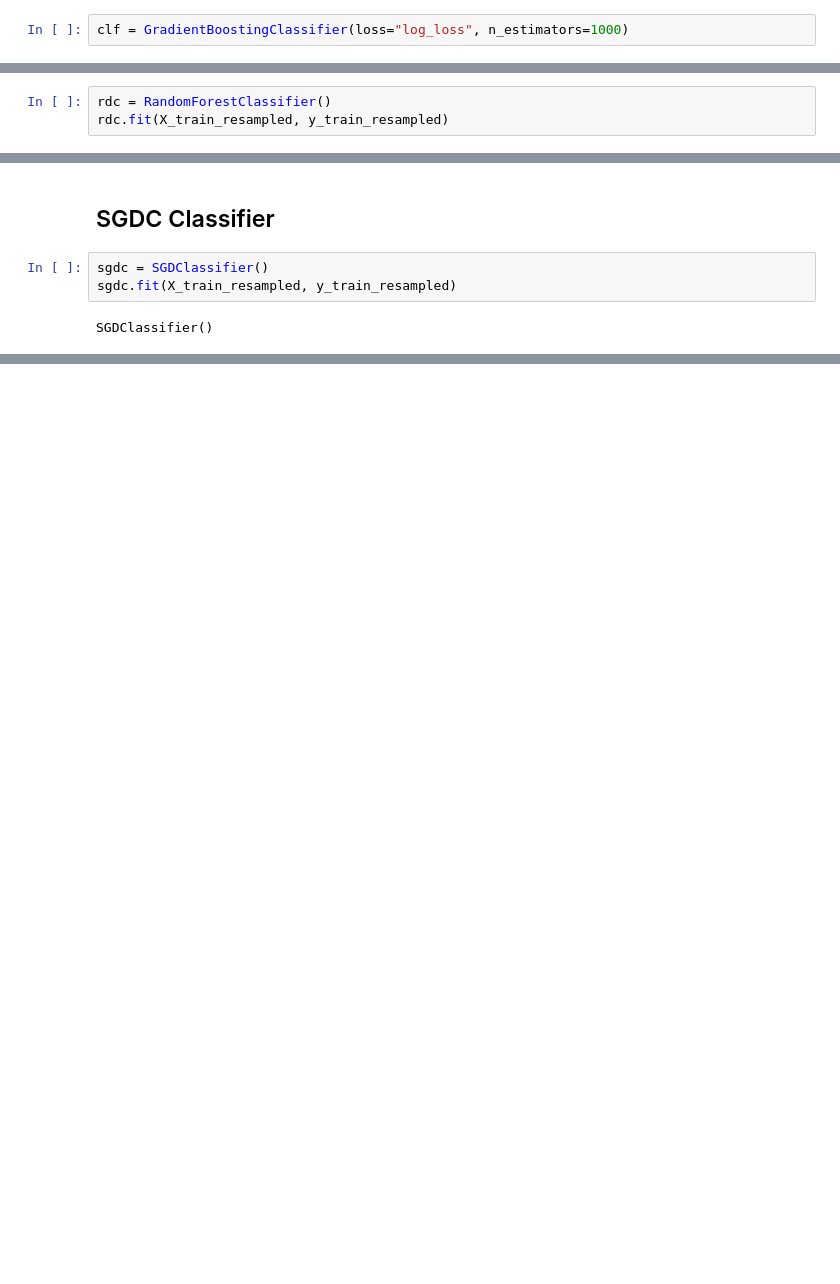
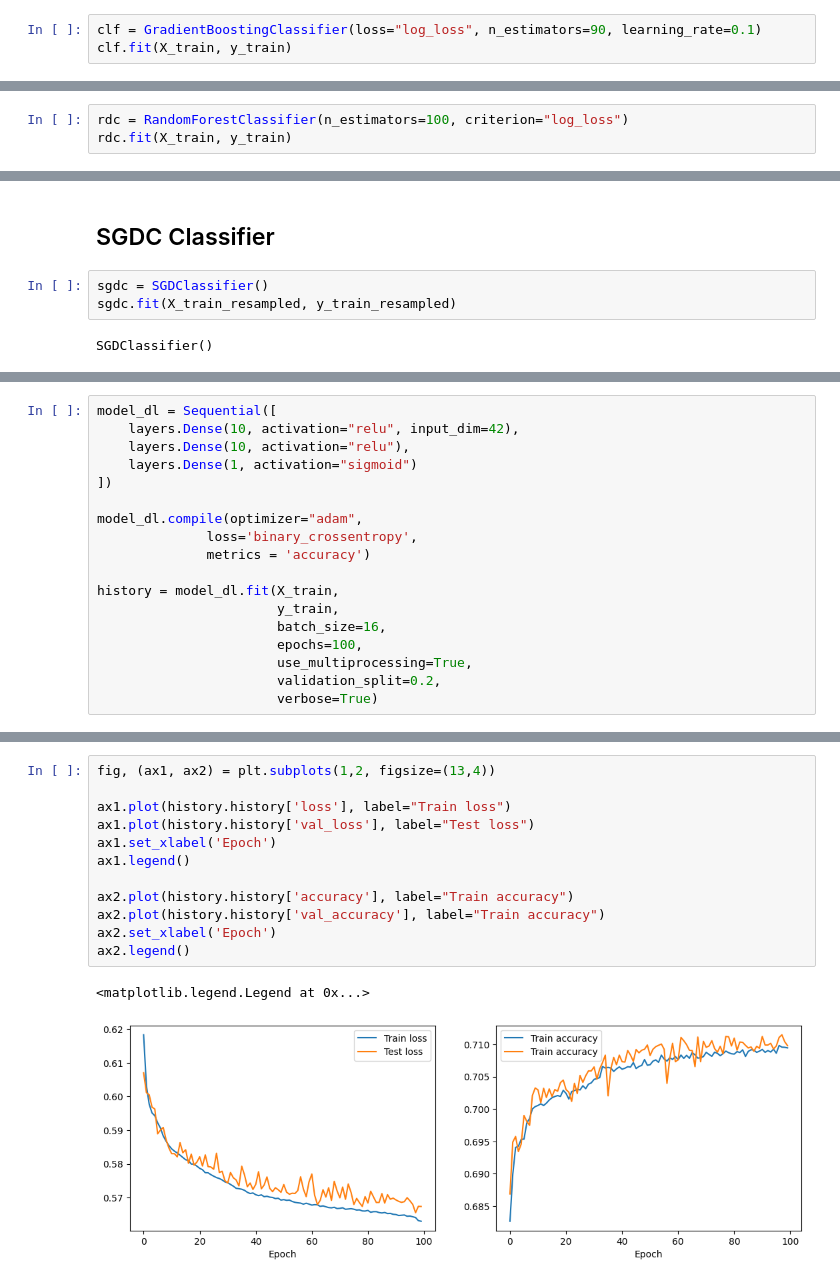
Before and after one commit to Scavo1225/mlb-at-bat-predictor, a Jupyter notebook: notebooks/production_modelling.ipynb, the cells around one changed output, grey strips where cells are left out. Saved outputs shown, nothing was run; the diff lists cells and outputs as text; blank space fills up the shorter version.

```diff
--- a/notebooks/production_modelling.ipynb
+++ b/notebooks/production_modelling.ipynb
@@ -60,4 +60,5 @@ Precision = 0.40712680913318355
 # %% [markdown]
 ## Gradient Boosting Classifier
 # %%
-clf = GradientBoostingClassifier(loss="log_loss", n_estimators=1000)
+clf = GradientBoostingClassifier(loss="log_loss", n_estimators=90, learning_rate=0.1)
+clf.fit(X_train, y_train)
@@ -107,6 +115,6 @@ plt.legend()
 # %% [markdown]
 ## Random Forest Classifier
 # %%
-rdc = RandomForestClassifier()
-rdc.fit(X_train_resampled, y_train_resampled)
+rdc = RandomForestClassifier(n_estimators=100, criterion="log_loss")
+rdc.fit(X_train, y_train)
 # %% [output]
@@ -140,0 +153,18 @@ Precision = 0.38612507718091205
+# %%
+model_dl = Sequential([
+    layers.Dense(10, activation="relu", input_dim=42),
+    layers.Dense(10, activation="relu"),
+    layers.Dense(1, activation="sigmoid")
+])
+
+model_dl.compile(optimizer="adam",
+              loss='binary_crossentropy',
+              metrics = 'accuracy')
+
+history = model_dl.fit(X_train,
+                       y_train,
+                       batch_size=16,
+                       epochs=100,
+                       use_multiprocessing=True,
+                       validation_split=0.2,
+                       verbose=True)
@@ -140,0 +189,15 @@ Precision = 0.38612507718091205
+# %%
+fig, (ax1, ax2) = plt.subplots(1,2, figsize=(13,4))
+
+ax1.plot(history.history['loss'], label="Train loss")
+ax1.plot(history.history['val_loss'], label="Test loss")
+ax1.set_xlabel('Epoch')
+ax1.legend()
+
+ax2.plot(history.history['accuracy'], label="Train accuracy")
+ax2.plot(history.history['val_accuracy'], label="Train accuracy")
+ax2.set_xlabel('Epoch')
+ax2.legend()
+# %% [output]
+<matplotlib.legend.Legend at 0x...>
+[figure, added]
```
Also changed, not shown: parts of 29 cells of this notebook, 1 other file.
